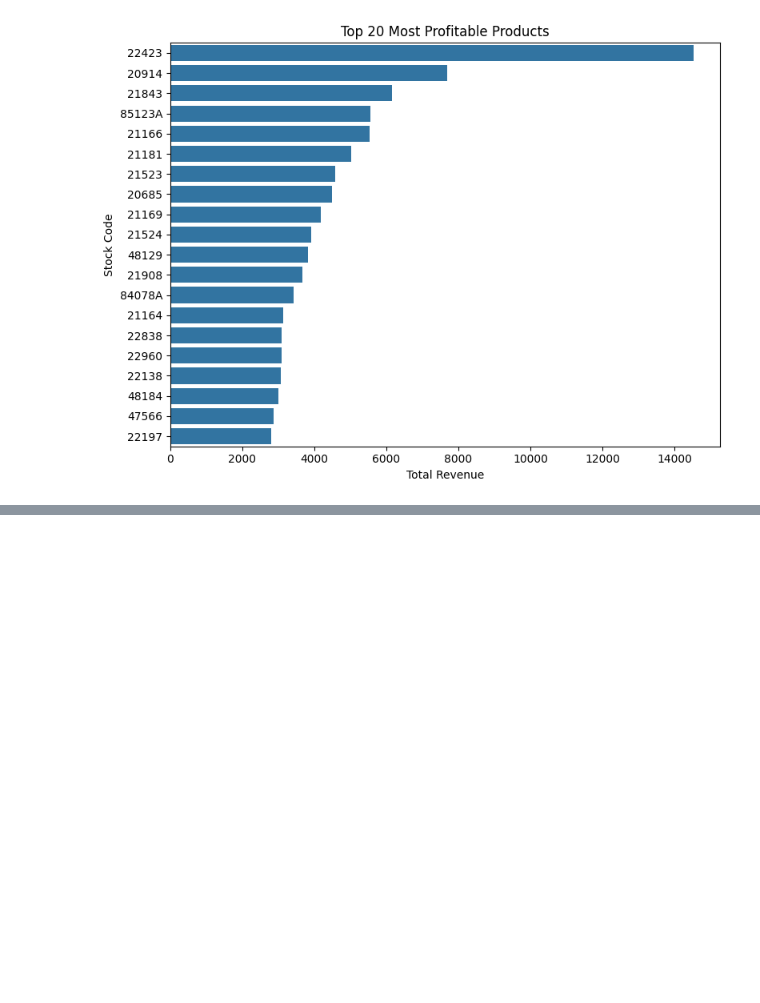
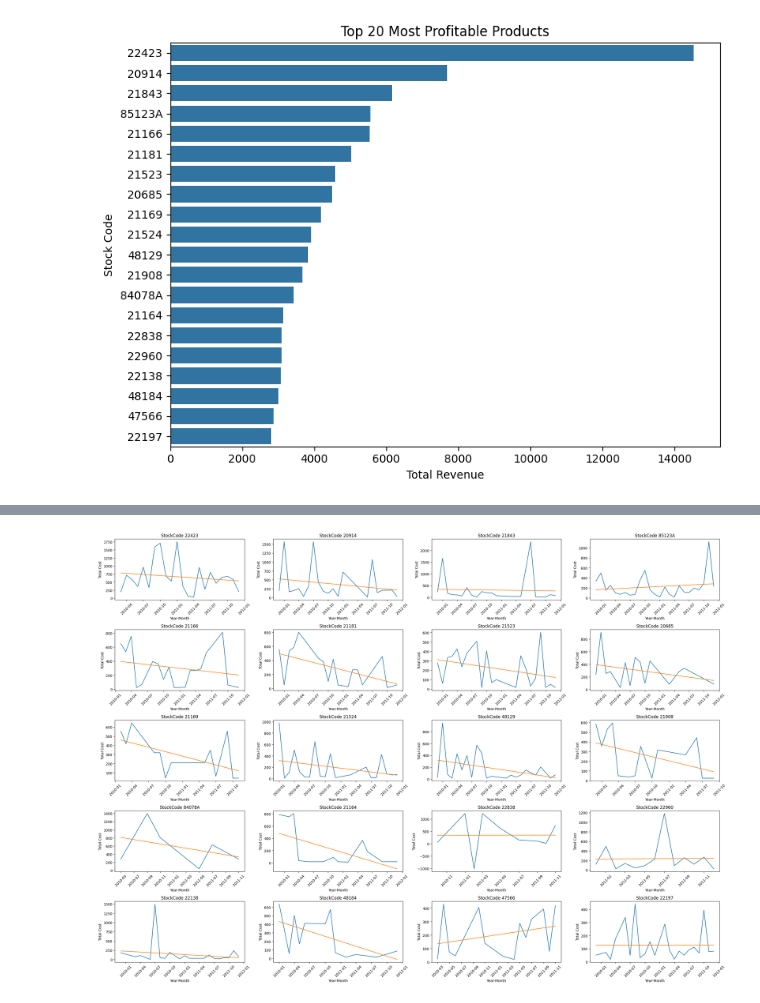
Before and after one commit to Ri-Dearg/ca2-market-retail, a Jupyter notebook: ca2-market-retail.ipynb, the cells around one changed output, grey strips where cells are left out. Drawn from its saved outputs; the diff is of its cells as text; code cells hidden in the pictures; blank space fills up the shorter version.

Commit message:
feat: 🧐 add monthly charts for revenue

```diff
--- a/ca2-market-retail.ipynb
+++ b/ca2-market-retail.ipynb
@@ -337,3 +338,13 @@ memory usage: 1.3+ MB
 | 75% | 12.000000 | 2011-07-29 13:39:00 | 4.250000 | 14911.000000 | 29.500000 |
 | max | 1440.000000 | 2011-12-08 15:54:00 | 165.000000 | 14911.000000 | 2365.200000 |
 | std | 46.556360 | NaN | 3.954614 | 348.287608 | 85.402636 |
+# %%
+clean_data_v2["InvoiceDate"] = pd.to_datetime(clean_data_v2["InvoiceDate"])
+
+# Create month-based columns
+clean_data_v2["Year-Month"] = clean_data_v2["InvoiceDate"].dt.to_period("M")
+clean_data_v2["MonthName"] = clean_data_v2["InvoiceDate"].dt.month_name()
+
+# Inspect result
+clean_data_v2.info()
+clean_data_v2.describe()
@@ -421,3 +477,13 @@ plt.tight_layout()
 plt.show()
 # %% [output]
 [figure]
+# %%
+top_20_monthly = (
+    clean_data_v2[
+        clean_data_v2["StockCode"].isin(top_20_products["StockCode"])
+    ]
+    .groupby(["StockCode", "Year-Month"], as_index=False)["Total Cost"]
+    .sum()
+    .sort_values(["StockCode", "Year-Month"])
+)
+top_20_monthly
@@ -423,0 +504,46 @@ plt.show()
+# %%
+top_year_month = top_20_monthly.copy()
+top_year_month["Year-Month"] = top_year_month["Year-Month"].dt.to_timestamp()
+
+fig, axes = plt.subplots(5, 4, figsize=(25, 18))
+axes = axes.flatten()
+
+for ax, code in zip(axes, top_20_products["StockCode"]):
+    subset = (
+        top_year_month[top_year_month["StockCode"] == code]
+        .sort_values("Year-Month")
+        .copy()
+    )
+
+    sns.lineplot(
+        data=subset,
+        x="Year-Month",
+        y="Total Cost",
+        ax=ax
+    )
+
+    # Fit a simple linear trend line (least squares)
+    x = subset["Year-Month"].map(lambda d: d.toordinal()).to_numpy()
+    y = subset["Total Cost"].to_numpy()
+
+    if len(x) > 1:
+        m, b = np.polyfit(x, y, 1)
+        subset["Trend"] = m * x + b
+
+        sns.lineplot(
+            data=subset,
+            x="Year-Month",
+            y="Trend",
+            ax=ax
+        )
+
+    ax.set_title(f"StockCode {code}")
+    ax.tick_params(axis="x", rotation=45)
+
+for ax in axes[len(top_20_products["StockCode"]):]:
+    ax.axis("off")
+
+plt.tight_layout()
+plt.show()
+# %% [output]
+[figure, added]
```
Also changed, not shown: parts of 5 cells of this notebook.
